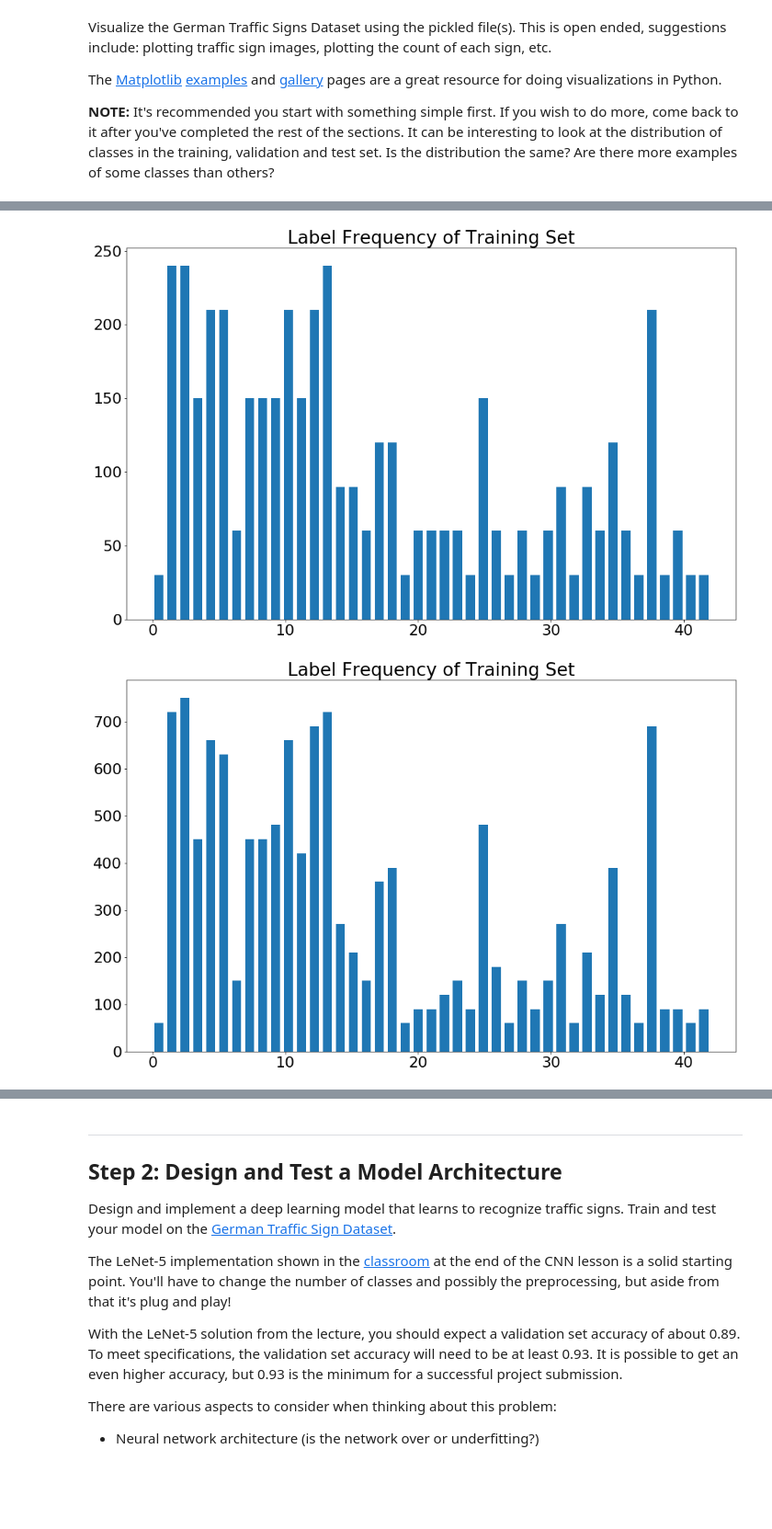
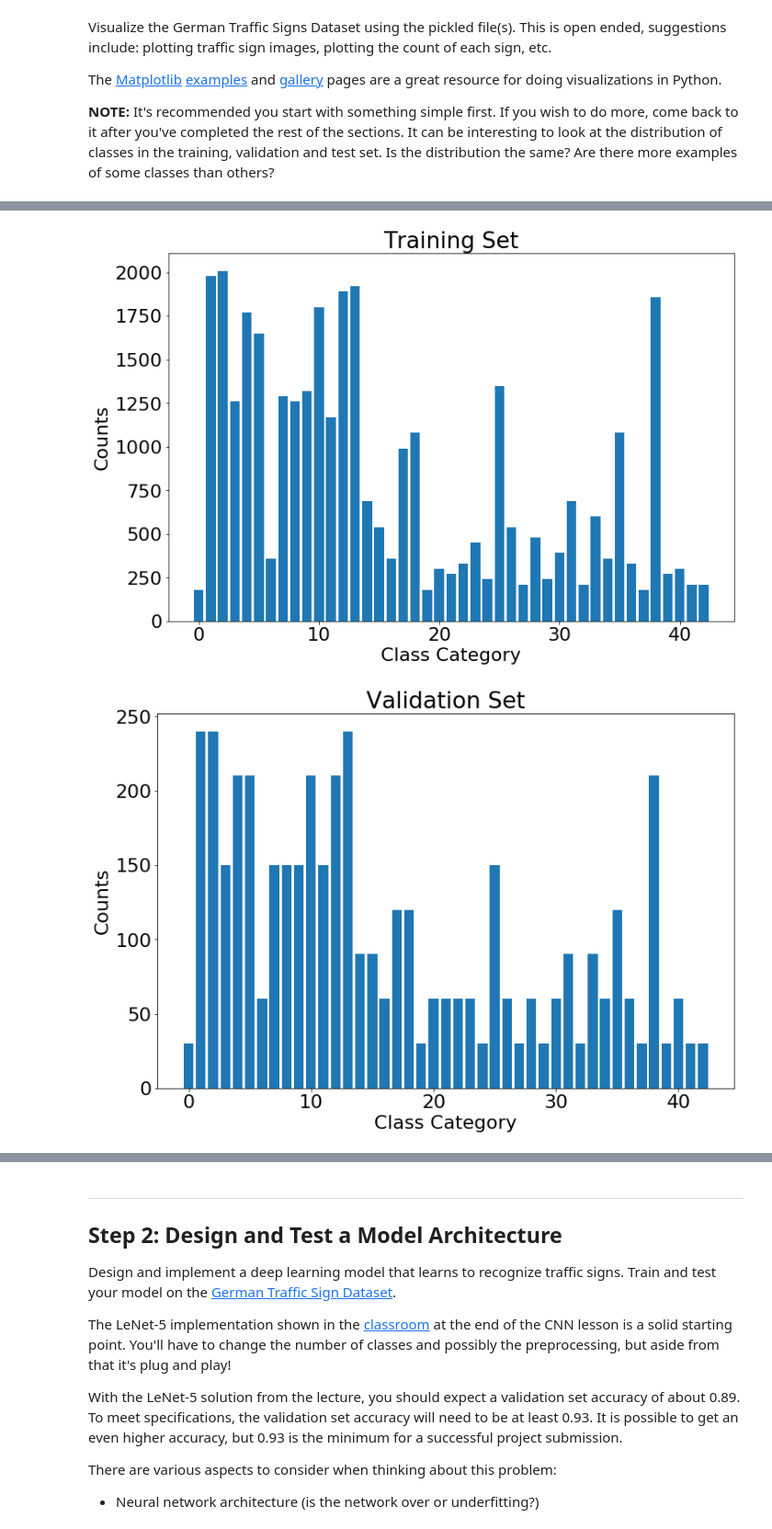
Before and after one commit to yizonggen/CarND-Traffic-Sign-Classifier-Project, a Jupyter notebook: Traffic_Sign_Classifier.ipynb, the cells around one changed output, grey strips where cells are left out. Shown: that part at 92% size. Drawn from its saved outputs; the diff is of its cells as text; code cells hidden in the pictures; blank space fills up the shorter version.

```diff
--- a/Traffic_Sign_Classifier.ipynb
+++ b/Traffic_Sign_Classifier.ipynb
@@ -132,24 +129,27 @@ plt.show()
-# %%
-# histogram of label frequency in validation set
-hist, bins = np.histogram(y_valid, bins=n_classes)
-width = 0.7 * (bins[1] - bins[0])
-center = (bins[:-1] + bins[1:]) / 2
-plt.figure(figsize=(16, 10))
-plt.rcParams.update({'font.size': 22})
-plt.bar(center, hist, align='center', width=width)
-plt.title("Label Frequency of Training Set")
-plt.show()
-# %% [output]
-[figure, removed]
-# %%
-# histogram of label frequency in test set
-hist, bins = np.histogram(y_test, bins=n_classes)
-width = 0.7 * (bins[1] - bins[0])
-center = (bins[:-1] + bins[1:]) / 2
-plt.figure(figsize=(16, 10))
-plt.rcParams.update({'font.size': 22})
-plt.bar(center, hist, align='center', width=width)
-plt.title("Label Frequency of Training Set")
-plt.show()
-# %% [output]
-[figure, removed]
+# %%
+# this is the function to count the number of each traffic sign category.
+def show_class_count_num(data, title_name):
+    data_counter = Counter(data)
+
+    class_list = []
+    count_list = []
+
+    for key, value in data_counter.items():
+        class_list.append(key)
+        count_list.append(value)
+
+    plt.figure(figsize=(12, 8))
+    plt.rcParams.update({'font.size': 22})
+    plt.bar(class_list, count_list)
+    plt.xlabel('Class Category')
+    plt.ylabel('Counts')
+    plt.title(title_name)
+    plt.show()
+# %%
+# plot the count of each sign in the training, validation and testing sets
+show_class_count_num(y_train, 'Training Set')
+show_class_count_num(y_valid, 'Validation Set')
+show_class_count_num(y_test, 'Testing Set')
+# %% [output]
+[figure, added]
+[figure, added]
```
Also changed, not shown: parts of 28 cells of this notebook.
